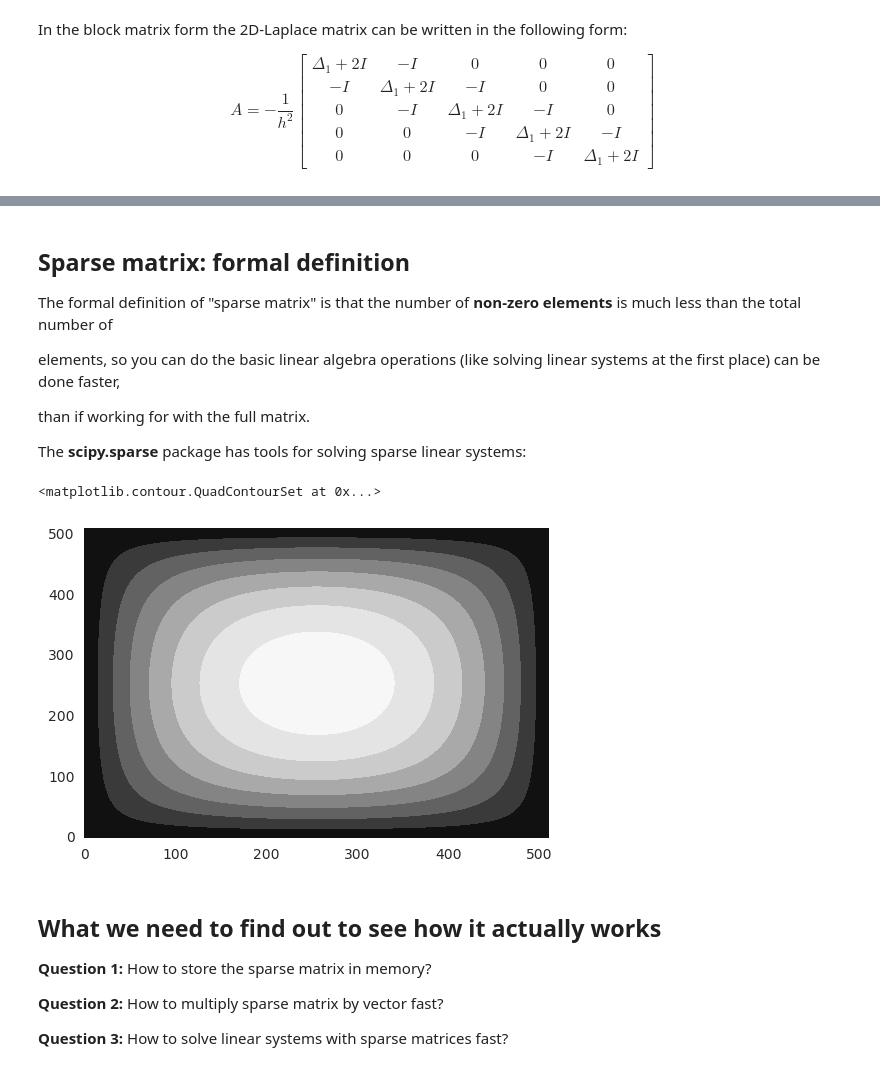
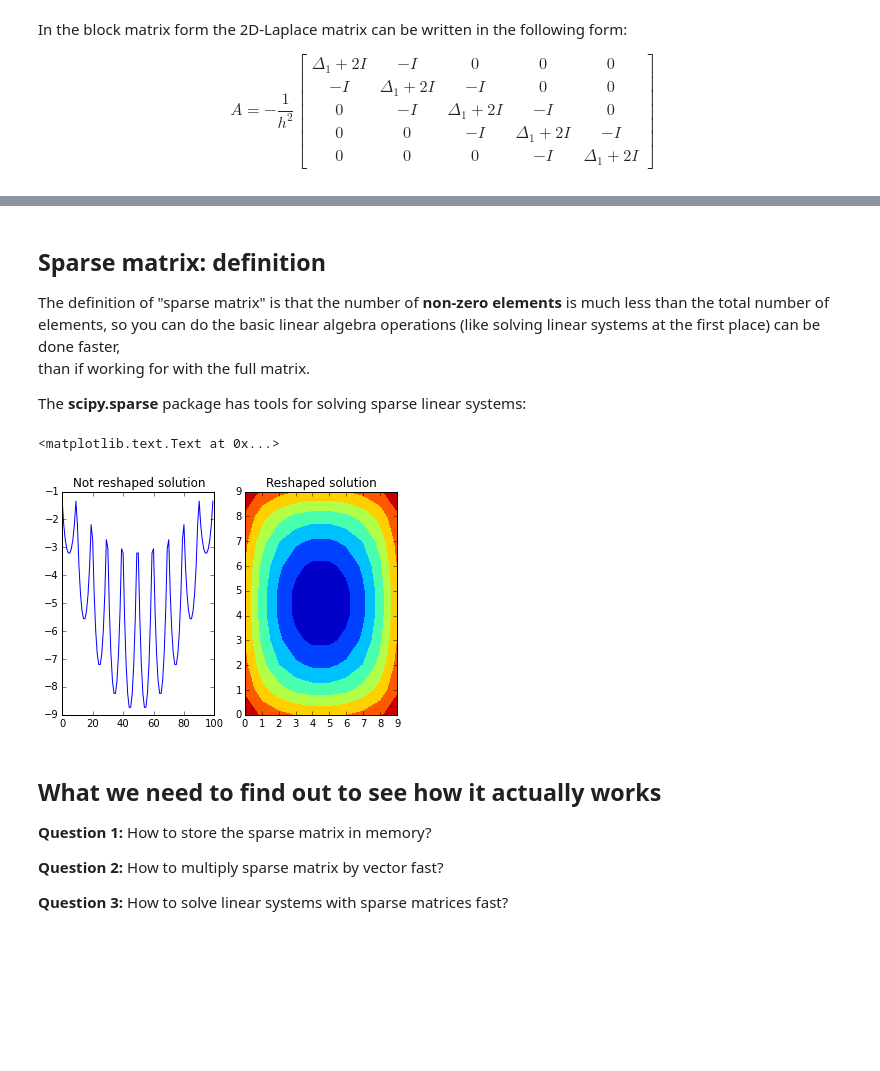
Before and after one commit to oseledets/nla2016, a Jupyter notebook: lectures/lecture-9.ipynb, the cells around one changed output, grey strips where cells are left out. Drawn from its saved outputs; the diff is of its cells as text; code cells hidden in the pictures; blank space fills up the shorter version.

```diff
--- a/lectures/lecture-9.ipynb
+++ b/lectures/lecture-9.ipynb
@@ -176,37 +183,30 @@ Sparsity pattern is really important for the understanding the complexity of the
 
 Often, only the sparsity pattern is needed for the analysis of "how complex" the matrix is.
 # %% [markdown]
-## Sparse matrix: formal definition
+## Sparse matrix: definition
 
-The formal definition of "sparse matrix" is that the number of **non-zero elements** is much less than the total number of
-
-elements, so you can do the basic linear algebra operations (like solving linear systems at the first place) can be done faster,
-
+The definition of "sparse matrix" is that the number of **non-zero elements** is much less than the total number of <br>
+elements, so you can do the basic linear algebra operations (like solving linear systems at the first place) can be done faster, <br>
 than if working for with the full matrix.
 
 The **scipy.sparse** package has tools for solving sparse linear systems:
 # %%
-import numpy as np
-import scipy as sp
-import scipy.sparse
-import scipy.sparse.linalg
-import seaborn as sns
-from scipy.sparse import csc_matrix, csr_matrix
-import matplotlib.pyplot as plt
-%matplotlib inline
-n = 512
+n = 10
 ex = np.ones(n);
 lp1 = sp.sparse.spdiags(np.vstack((ex,  -2*ex, ex)), [-1, 0, 1], n, n, 'csr');
 e = sp.sparse.eye(n)
 A = sp.sparse.kron(lp1, e) + sp.sparse.kron(e, lp1)
 A = csr_matrix(A)
 rhs = np.ones(n * n)
 sol = sp.sparse.linalg.spsolve(A, rhs)
-#plt.plot(sol)
-plt.contourf(sol.reshape((n, n)))
+_, (ax1, ax2) = plt.subplots(1, 2)
+ax1.plot(sol)
+ax1.set_title('Not reshaped solution')
+ax2.contourf(sol.reshape((n, n), order='f'))
+ax2.set_title('Reshaped solution')
 # %% [output]
-<matplotlib.contour.QuadContourSet at 0x...>
+<matplotlib.text.Text at 0x...>
-[figure, old version]
+[figure, new version]
 # %% [markdown]
 ## What we need to find out to see how it actually works
 
```
Also changed, not shown: parts of 37 cells of this notebook.
